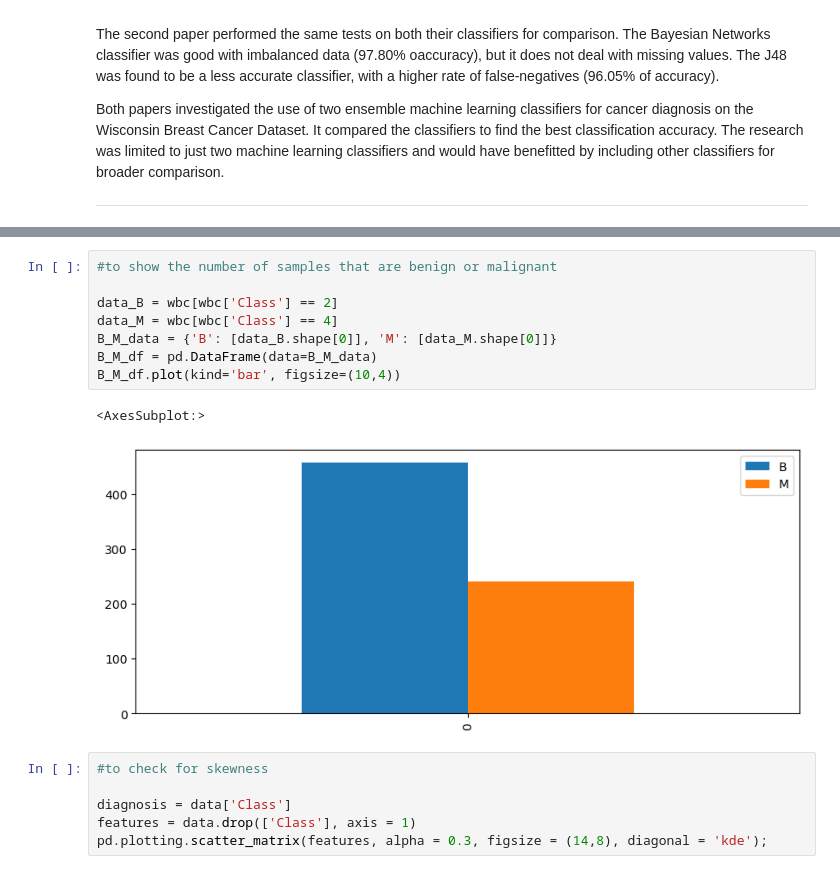
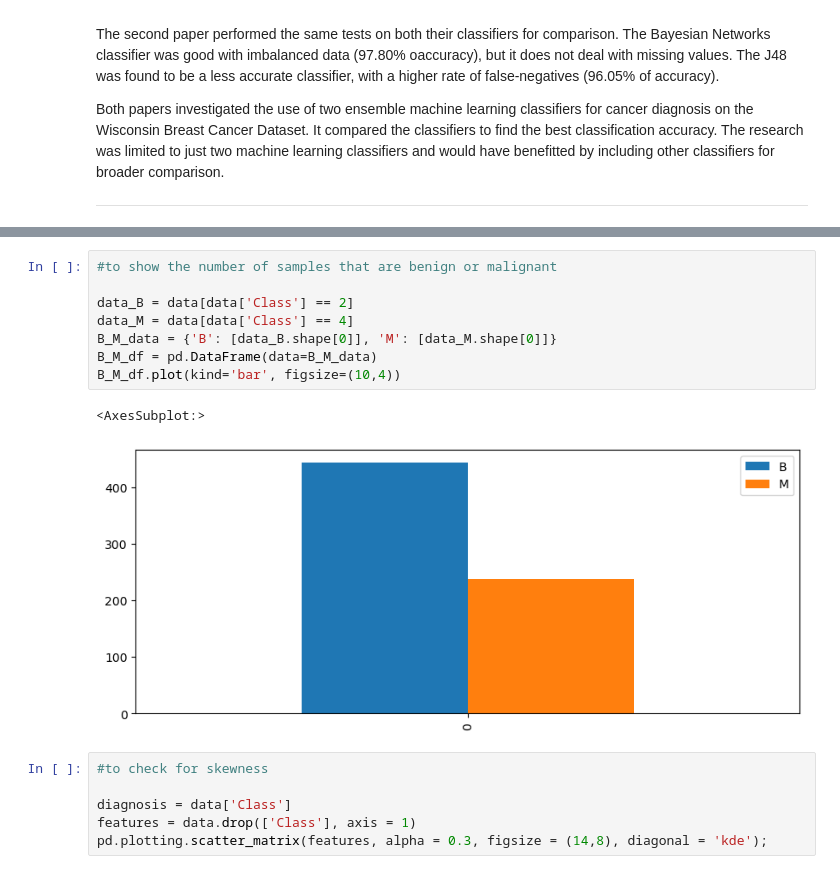
Before and after one commit to SaydsC/PfDAProject2, a Jupyter notebook: Project 2 Programming for Data Analysis.ipynb, the cells around one changed output, grey strips where cells are left out. Saved outputs shown, nothing was run; the diff lists cells and outputs as text.

```diff
--- a/Project 2 Programming for Data Analysis.ipynb
+++ b/Project 2 Programming for Data Analysis.ipynb
@@ -168,14 +195,14 @@ The dependent variable in the data set is whether the patient has a benign or ma
 # %%
 #to show the number of samples that are benign or malignant
 
-data_B = wbc[wbc['Class'] == 2]
-data_M = wbc[wbc['Class'] == 4]
+data_B = data[data['Class'] == 2]
+data_M = data[data['Class'] == 4]
 B_M_data = {'B': [data_B.shape[0]], 'M': [data_M.shape[0]]}
 B_M_df = pd.DataFrame(data=B_M_data)
 B_M_df.plot(kind='bar', figsize=(10,4))
 # %% [output]
 <AxesSubplot:>
-[figure, old version]
+[figure, new version]
 # %%
 #to check for skewness
 
```
Also changed, not shown: parts of 7 cells of this notebook.
